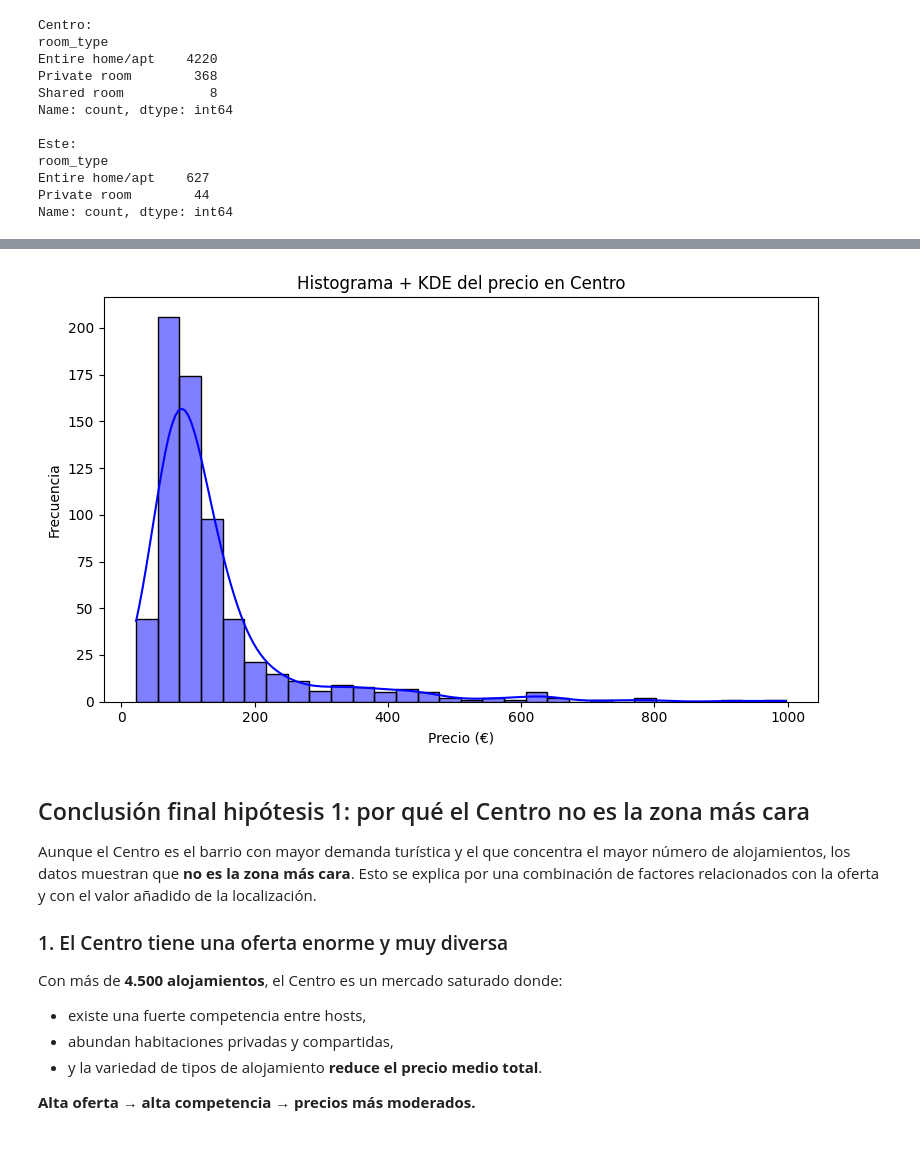
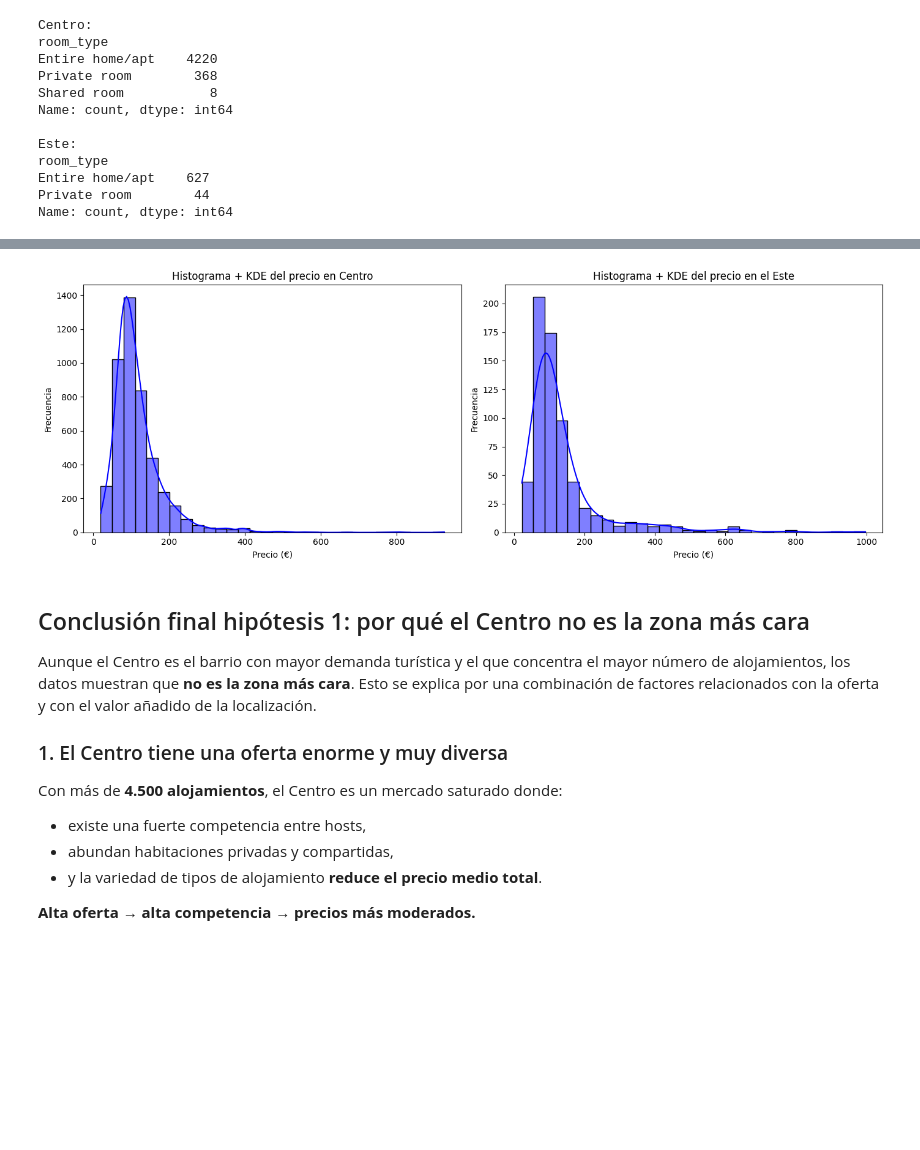
Before and after one commit to MHHsim/Proyect-Break-I, a Jupyter notebook: src/notebooks/Fase_04_Analysis.ipynb, the cells around one changed output, grey strips where cells are left out. Cells and saved outputs as stored; diff of their text form; code cells hidden in the pictures; blank space fills up the shorter version.

```diff
--- a/src/notebooks/Fase_04_Analysis.ipynb
+++ b/src/notebooks/Fase_04_Analysis.ipynb
@@ -660,24 +642,38 @@ plt.show()
-# %%
-df_este = df_200[df_200["neighbourhood"] == "Este"]
-
-plt.figure(figsize=(8,5))
-
-sns.histplot(
-    data=df_este,
-    x="price",
-    bins=30,
-    kde=True,
-    color="b",
-    edgecolor="black"
-)
-
-plt.title("Histograma + KDE del precio en Centro")
-plt.xlabel("Precio (€)")
-plt.ylabel("Frecuencia")
-plt.tight_layout()
-plt.show()
-# %% [output]
-[figure, removed]
+# %%
+fig, axes = plt.subplots(1, 2, figsize=(14,5))
+
+# --- Histograma Centro ---
+sns.histplot(
+    data=df_200[df_200["neighbourhood"] == "Centro"],
+    x="price",
+    bins=30,
+    kde=True,
+    color="b",
+    edgecolor="black",
+    ax=axes[0]
+)
+axes[0].set_title("Histograma + KDE del precio en Centro")
+axes[0].set_xlabel("Precio (€)")
+axes[0].set_ylabel("Frecuencia")
+
+# --- Histograma Este ---
+sns.histplot(
+    data=df_200[df_200["neighbourhood"] == "Este"],
+    x="price",
+    bins=30,
+    kde=True,
+    color="b",
+    edgecolor="black",
+    ax=axes[1]
+)
+axes[1].set_title("Histograma + KDE del precio en el Este")
+axes[1].set_xlabel("Precio (€)")
+axes[1].set_ylabel("Frecuencia")
+
+plt.tight_layout()
+plt.show()
+# %% [output]
+[figure, added]
 # %% [markdown]
 ## Conclusión final hipótesis 1: por qué el Centro no es la zona más cara
 
```
Also changed, not shown: parts of 12 cells of this notebook, 2 other files.
